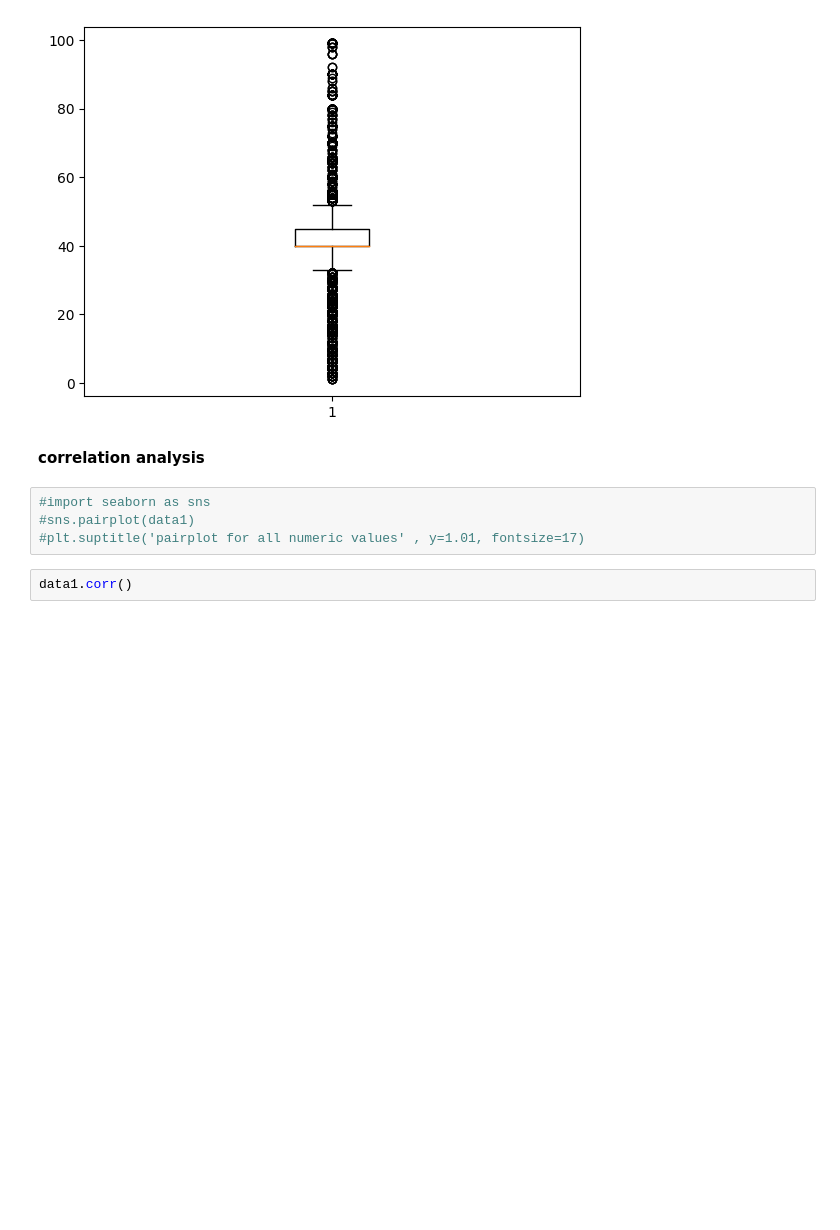
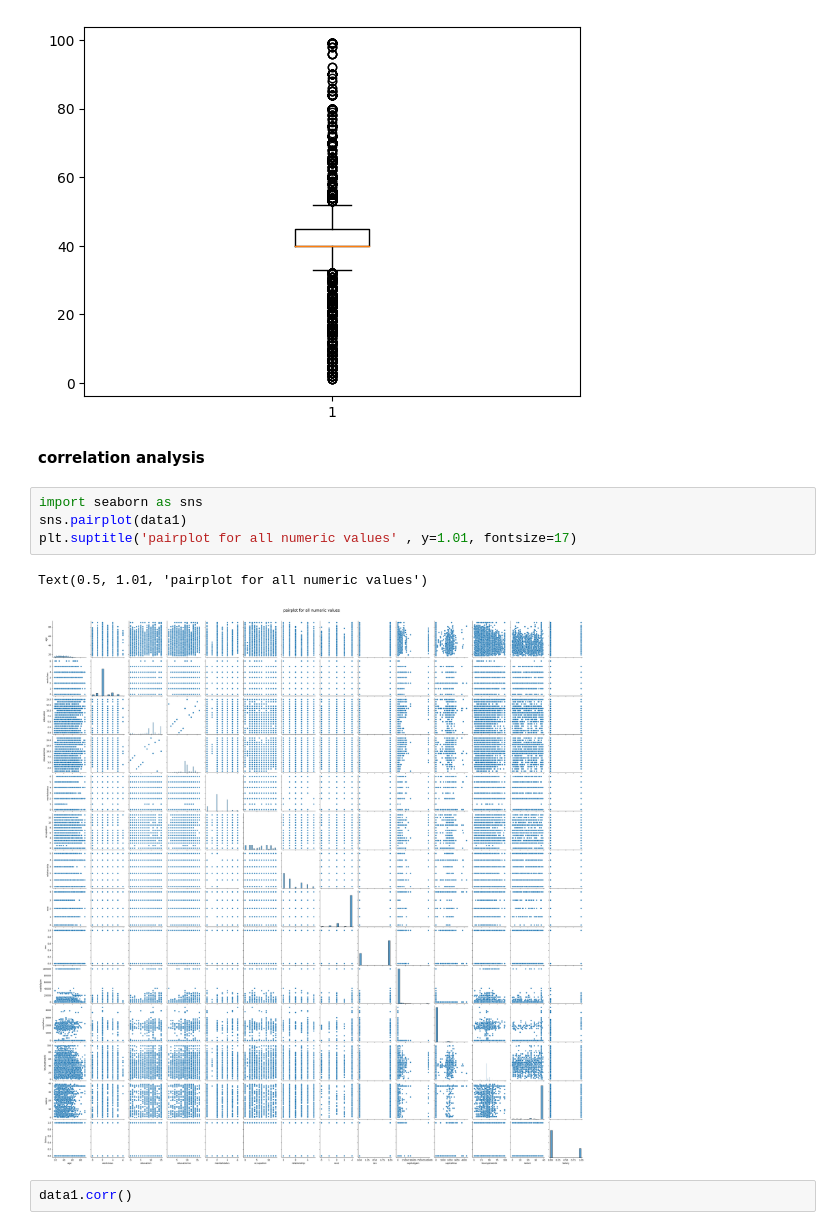
Before and after one commit to kjghfnxggdgbvg/kjghfnxggdgbvg, a Jupyter notebook: Copy_of_SVM.ipynb, the cells around one changed output. Drawn from its saved outputs; the diff is of its cells as text; blank space fills up the shorter version.

```diff
--- a/Copy_of_SVM.ipynb
+++ b/Copy_of_SVM.ipynb
@@ -498,9 +498,12 @@ plt.boxplot(datal_box)
 # %% [markdown]
 **correlation analysis**
 # %%
-#import seaborn as sns
-#sns.pairplot(data1)
-#plt.suptitle('pairplot for all numeric values' , y=1.01, fontsize=17)
+import seaborn as sns
+sns.pairplot(data1)
+plt.suptitle('pairplot for all numeric values' , y=1.01, fontsize=17)
+# %% [output]
+Text(0.5, 1.01, 'pairplot for all numeric values')
+[figure, added]
 # %%
 data1.corr()
 # %% [output]
```
Also changed, not shown: parts of 10 cells of this notebook.
